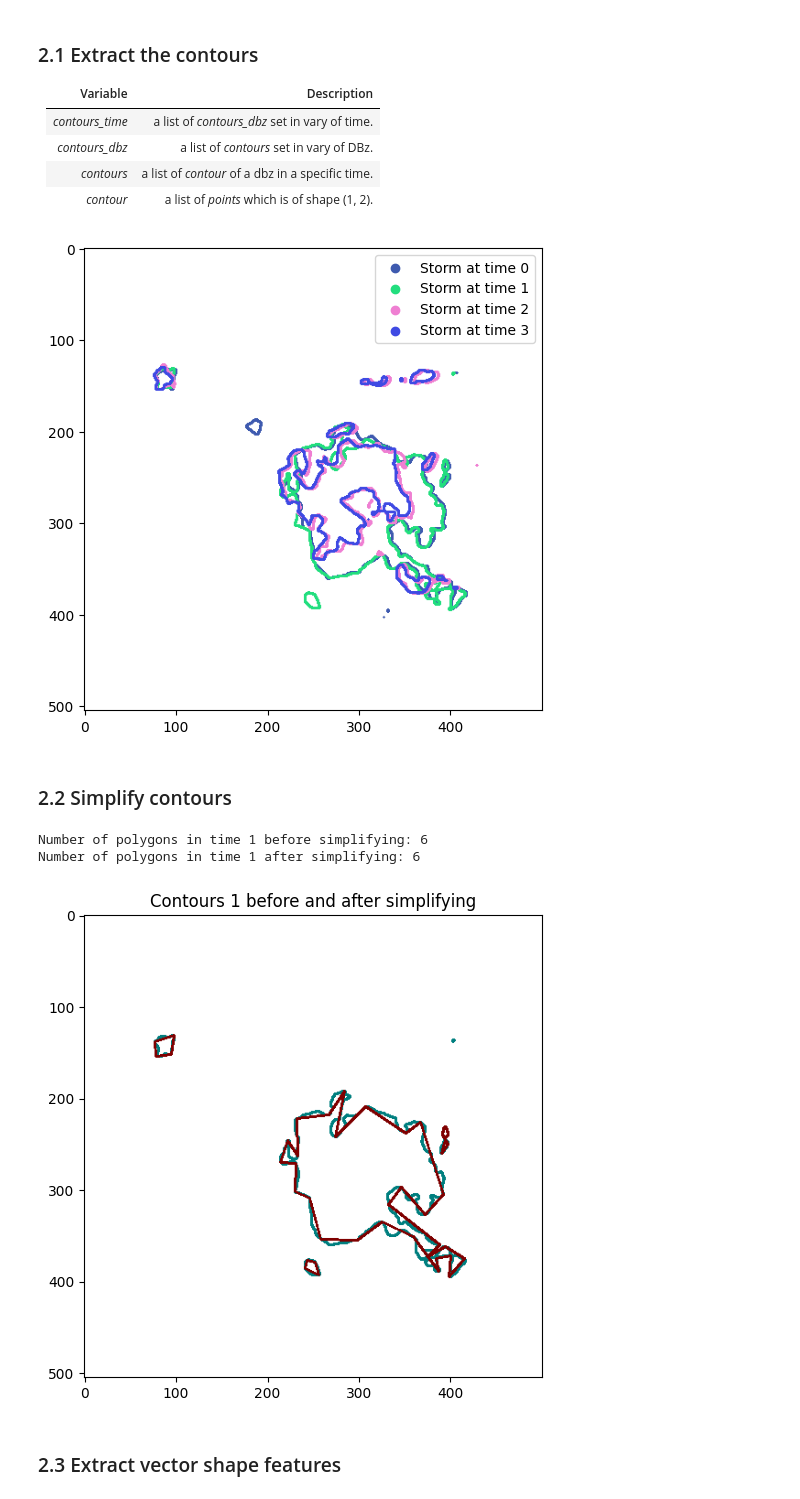
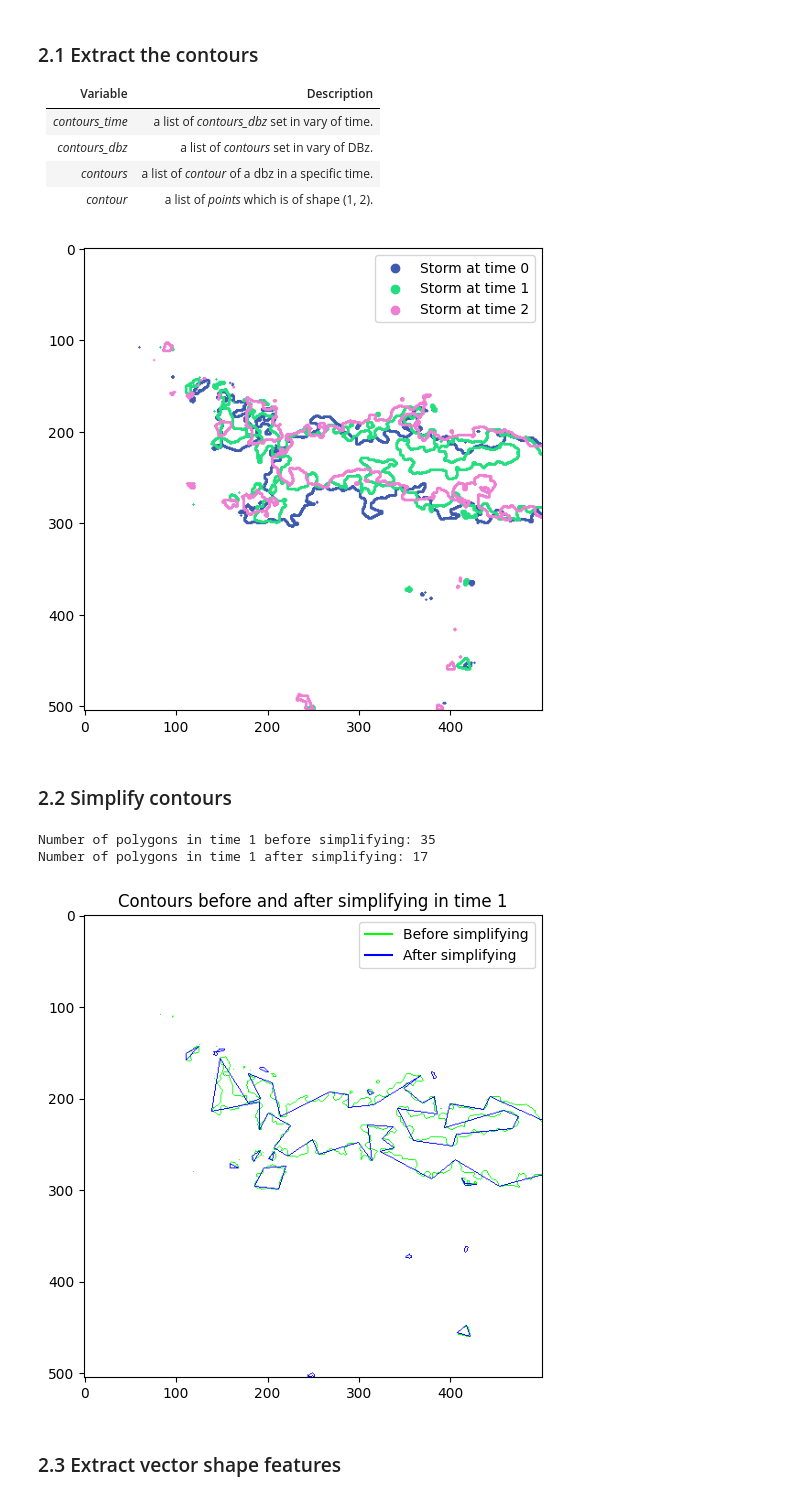
Before and after one commit to quochieu586/Thunderstorm-Nowcasting-Geometry-Topology-Approach, a Jupyter notebook: motion_estimation.ipynb, the cells around one changed output. Cells and saved outputs as stored; diff of their text form; code cells hidden in the pictures.

```diff
--- a/motion_estimation.ipynb
+++ b/motion_estimation.ipynb
@@ -10,10 +12,13 @@ import json
 import numpy as np
 # %%
 img_paths = [
-    'data/image_old/japan_20250108-031044.png',
-    'data/image_old/japan_20250108-031644.png',
-    'data/image_old/japan_20250108-032245.png',
-    'data/image_old/japan_20250108-032845.png',
+    'data/image_old/malaysia_20241128-050508.png',
+    'data/image_old/malaysia_20241128-052509.png',
+    'data/image_old/malaysia_20241128-054509.png',
+    'data/image_old/malaysia_20241128-060509.png',
+    'data/image_old/malaysia_20241128-062510.png',
+    'data/image_old/malaysia_20241128-065657.png',
+    'data/image_old/malaysia_20241128-071658.png',
 ]
 color_path = 'data/legend/color_dbz.json'
 
@@ -61,38 +66,44 @@ for i, (contours_dbz, color) in enumerate(zip(contours_time, color_set)):
 
     cv2.drawContours(blank_img, contours=contours_dbz[0], contourIdx=-1, thickness=2, color=color)
     plt.scatter([], [], c=[scaled_color], label=f"Storm at time {i}")
+    if i >= 2:
+        break
 
 plt.imshow(blank_img[:, 400:900])
 plt.legend()
 plt.show()
 # %% [output]
-[figure, old version]
+[figure, new version]
 # %% [markdown]
 ### 2.2 Simplify contours
 # %%
 polygons_time = [process_contours(contours_dbz[0]) for contours_dbz in contours_time]
 
 plt.figure(figsize=(6, 6))
 # plt.subplot(1, 2, 1)
 idx = 1
 contours = contours_time[idx][0]
 simplified_contours = polygons_to_contours(polygons_time[idx])
 
 print(f"Number of polygons in time {idx} before simplifying: {len(contours)}")
 print(f"Number of polygons in time {idx} after simplifying: {len(simplified_contours)}")
 
 
 blank_img = np.ones_like(src_images[0], dtype=np.uint8) * 255
-cv2.drawContours(blank_img, contours, -1, color=(0, 127, 127), thickness=2)
-cv2.drawContours(blank_img, simplified_contours, -1, color=(127, 0, 0), thickness=2)
+cv2.drawContours(blank_img, contours, -1, color=(0, 255, 0), thickness=1)
+cv2.drawContours(blank_img, simplified_contours, -1, color=(0, 0, 255), thickness=1)
 
-plt.title(f"Contours {idx} before and after simplifying")
+plt.plot([], [], color=(0, 1, 0), label="Before simplifying")
+plt.plot([], [], color=(0, 0, 1), label="After simplifying")
+
+plt.title(f"Contours before and after simplifying in time {idx}")
 plt.imshow(blank_img[:, 400:900])
+plt.legend()
 plt.show()
 # %% [output]
-Number of polygons in time 1 before simplifying: 6
-Number of polygons in time 1 after simplifying: 6
+Number of polygons in time 1 before simplifying: 35
+Number of polygons in time 1 after simplifying: 17
-[figure, old version]
+[figure, new version]
 # %% [markdown]
 ### 2.3 Extract vector shape features
 # %%
```
Also changed, not shown: parts of 13 cells of this notebook, 8 other files.
